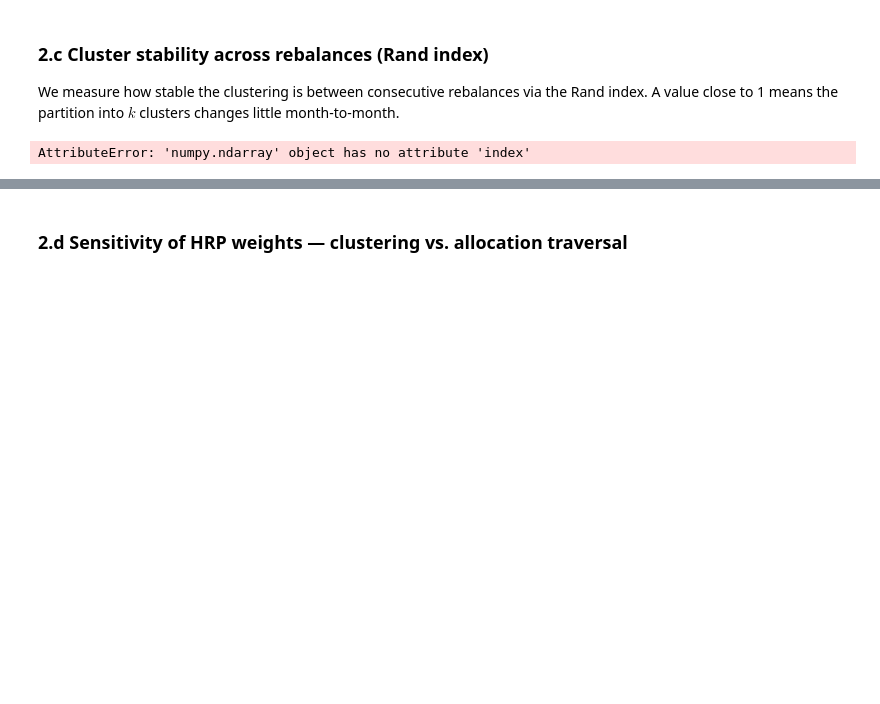
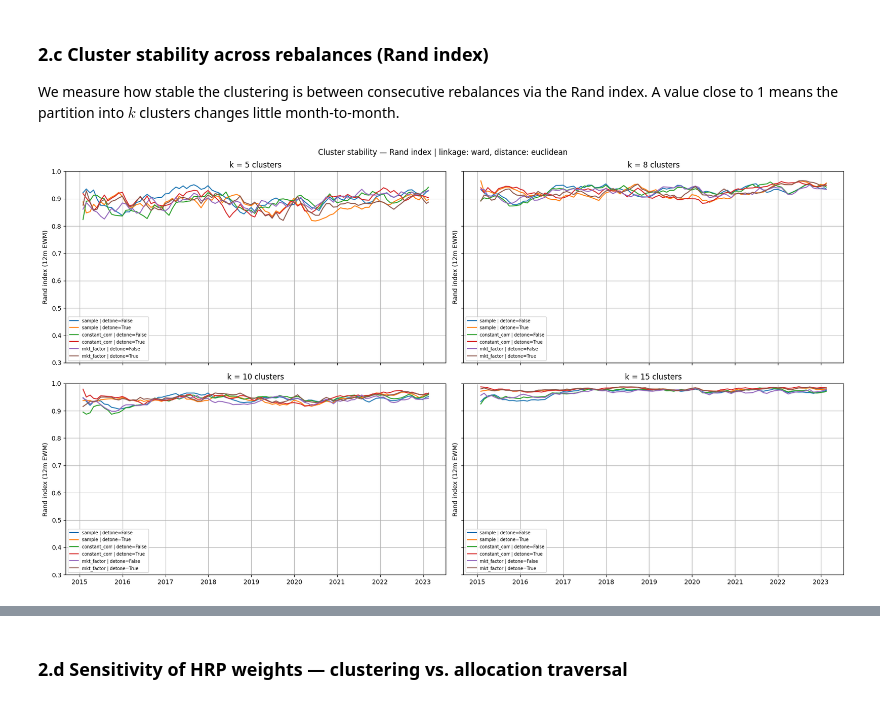
Before and after one commit to GabrielDelhay/FinEng_group6_2, a Jupyter notebook: assignment5_BS/ex4b_notebook.ipynb, the cells around one changed output, grey strips where cells are left out. Saved outputs shown, nothing was run; the diff lists cells and outputs as text; code cells hidden in the pictures; blank space fills up the shorter version.

```diff
--- a/assignment5_BS/ex4b_notebook.ipynb
+++ b/assignment5_BS/ex4b_notebook.ipynb
@@ -370,15 +429,16 @@ clusters = {
 for reb in all_dates:
     for cov_key in COV_KEYS:
         cov = covariances[reb][cov_key]
+        tickers = universes[reb]
         for detone_flag in DETONE_KEYS:
-            corr = covariance_to_correlation(cov)    #covariance correlation
+            corr = covariance_to_correlation(cov)
             if detone_flag:
-                corr = detone(corr, components_num=1)       #detoning
+                corr = detone(corr, components_num=1)
 
             dist = correlation_to_hrp_distance(corr)
-            dist_df = pd.DataFrame(dist, index=cov, columns=cov.columns)
+            dist_df = pd.DataFrame(dist, index=tickers, columns=tickers)
 
-            link = hierarchical_clustering(                 #linkage matrix
+            link = hierarchical_clustering(
                 dist_df,
                 linkage_method=LINKAGE_METHOD,
                 distance_metric=DIST_METRIC,
@@ -387,7 +447,7 @@ for reb in all_dates:
             for n_clusters in N_CLUSTERS_GRID:
                 clusters[(cov_key, detone_flag, n_clusters)][reb] = pd.Series(
                     sch.cut_tree(link.values, n_clusters=n_clusters).flatten(),
-                    index=cov.index,
+                    index=tickers,
                 )
 
 rand_indices = {
@@ -412,31 +472,31 @@ for cov_key in COV_KEYS:
 # Convert into Series and smooth with EWM to 12 monthly observations
 rand_index_ewm = {
     key: pd.Series(vals).ewm(span=12).mean()
     for key, vals in rand_indices.items()
 }
 
 # Plot the 12m EWM smoothed Rand index time series
 # One subplot per number of clusters, one line per (cov_key, detone_flag) combination
 fig, axes = plt.subplots(2, 2, figsize=(18, 10), sharex=True, sharey=True)
 
 for ax, n_clusters in zip(axes.flatten(), N_CLUSTERS_GRID):
     for cov_key in COV_KEYS:
         for detone_flag in DETONE_KEYS:
             series = rand_index_ewm[(cov_key, detone_flag, n_clusters)]
             label = f"{cov_key} | detone={detone_flag}"
             ax.plot(series.index, series.values, label=label)
 
     ax.set_title(f"k = {n_clusters} clusters")
     ax.set_ylabel("Rand index (12m EWM)")
     ax.set_ylim(0.3, 1)
     ax.legend(fontsize=7)
     ax.grid(True)
 
 fig.suptitle(
     f"Cluster stability — Rand index | linkage: {LINKAGE_METHOD}, distance: {DIST_METRIC}",
     fontsize=12,
 )
 plt.tight_layout()
 plt.show()
 # %% [output]
-AttributeError: 'numpy.ndarray' object has no attribute 'index'
+[figure, added]
```
Also changed, not shown: parts of 3 cells of this notebook.
